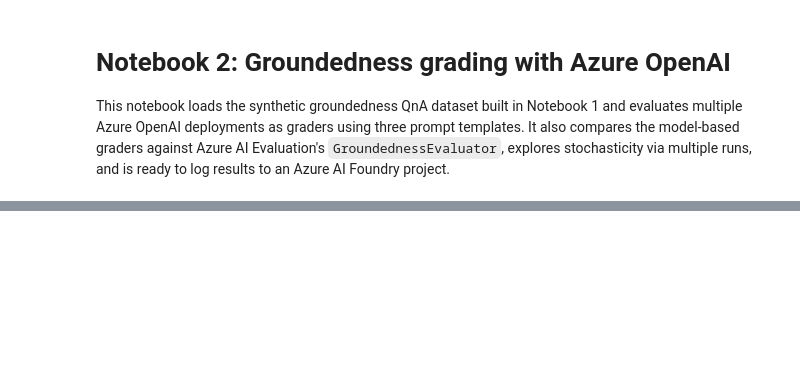
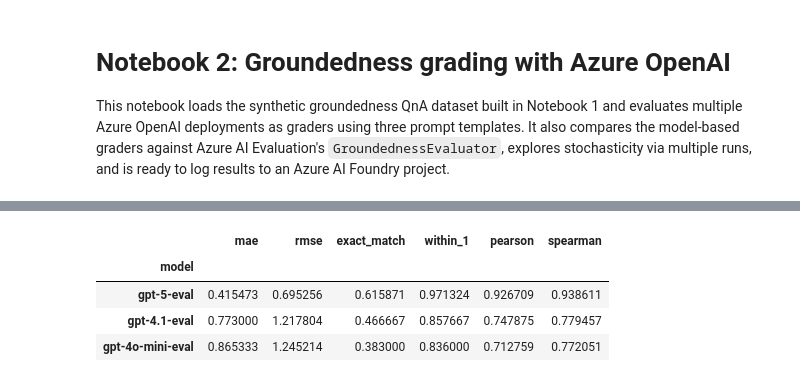
Before and after one commit to aadharshkannan/singlenotebooks, a Jupyter notebook: synthetic_groundedness_evaluation.ipynb, the cells around one changed output, grey strips where cells are left out. Cells and saved outputs as stored; diff of their text form; code cells hidden in the pictures; blank space fills up the shorter version.

```diff
--- a/synthetic_groundedness_evaluation.ipynb
+++ b/synthetic_groundedness_evaluation.ipynb
@@ -312,0 +698,91 @@ print(eval_output.get("metrics", {}))
+# %%
+# =============================================================================
+# FINAL COMPARISON MATRIX: All methods with ordinal metrics (MAE, exact match, etc.)
+# =============================================================================
+
+def ordinal_metrics(y_true, y_pred):
+    """
+    Compute ordinal/regression-style metrics for 1-5 groundedness scores.
+    """
+    y_true = np.array(y_true, dtype=float)
+    y_pred = np.array(y_pred, dtype=float)
+
+    # Remove NaN pairs
+    mask = ~(np.isnan(y_true) | np.isnan(y_pred))
+    y_true, y_pred = y_true[mask], y_pred[mask]
+
+    if len(y_true) == 0:
+        return {k: np.nan for k in ["mae", "rmse", "exact_match", "within_1", "pearson", "spearman", "n"]}
+
+    mae = np.abs(y_true - y_pred).mean()
+    rmse = np.sqrt(((y_true - y_pred) ** 2).mean())
+    exact = (y_true == y_pred).mean()
+    within_1 = (np.abs(y_true - y_pred) <= 1).mean()
+    pearson = pearsonr(y_true, y_pred)[0] if len(y_true) > 1 else np.nan
+    spearman = spearmanr(y_true, y_pred)[0] if len(y_true) > 1 else np.nan
+
+    return {
+        "mae": float(mae),
+        "rmse": float(rmse),
+        "exact_match": float(exact),
+        "within_1": float(within_1),
+        "pearson": float(pearson),
+        "spearman": float(spearman),
+        "n": int(len(y_true)),
+    }
+
+
+# Build final results for all model/template combinations (averaging across runs)
+final_results = []
+
+for (model_name, template_id), group in preds_df.groupby(["model", "template"]):
+    metrics = ordinal_metrics(group["ground_truth_score"], group["pred_score"])
+    metrics["model"] = model_name
+    metrics["template"] = template_id
+    final_results.append(metrics)
+
+# Add SDK evaluator results
+sdk_metrics = ordinal_metrics(df["ground_truth_score"], df["pred_sdk_groundedness"])
+sdk_metrics["model"] = "AzureAI_SDK"
+sdk_metrics["template"] = "built_in"
+final_results.append(sdk_metrics)
+
+# Create final comparison dataframe
+final_df = pd.DataFrame(final_results)
+
+# Pivot to show models as rows and metrics as a clean table
+pivot_cols = ["mae", "rmse", "exact_match", "within_1", "pearson", "spearman", "n"]
+final_df["method"] = final_df["model"] + " / " + final_df["template"]
+
+# Sort by MAE (lower is better)
+final_df_sorted = final_df.sort_values("mae")
+
+print("=" * 80)
+print("FINAL PERFORMANCE COMPARISON (sorted by MAE, lower is better)")
+print("=" * 80)
+display(final_df_sorted[["method", "mae", "rmse", "exact_match", "within_1", "pearson", "spearman", "n"]].reset_index(drop=True))
+
+# Summary by model only (aggregate across templates)
+print("\n" + "=" * 80)
+print("SUMMARY BY MODEL (averaged across templates)")
+print("=" * 80)
+model_summary = (
+    final_df[final_df["template"] != "built_in"]  # exclude SDK for fair comparison
+    .groupby("model")[["mae", "rmse", "exact_match", "within_1", "pearson", "spearman"]]
+    .mean()
+    .sort_values("mae")
+)
+display(model_summary)
+
+# Summary by template only (aggregate across models)
+print("\n" + "=" * 80)
+print("SUMMARY BY TEMPLATE (averaged across models)")
+print("=" * 80)
+template_summary = (
+    final_df[final_df["template"] != "built_in"]
+    .groupby("template")[["mae", "rmse", "exact_match", "within_1", "pearson", "spearman"]]
+    .mean()
+    .sort_values("mae")
+)
+display(template_summary)
+# %% [output]
@@ -312,0 +800,5 @@ print(eval_output.get("metrics", {}))
+|  | mae | rmse | exact_match | within_1 | pearson | spearman |
+| model |  |  |  |  |  |  |
+| gpt-5-eval | 0.415473 | 0.695256 | 0.615871 | 0.971324 | 0.926709 | 0.938611 |
+| gpt-4.1-eval | 0.773000 | 1.217804 | 0.466667 | 0.857667 | 0.747875 | 0.779457 |
+| gpt-4o-mini-eval | 0.865333 | 1.245214 | 0.383000 | 0.836000 | 0.712759 | 0.772051 |
```
Also changed, not shown: parts of 14 cells of this notebook, 2 other files.
